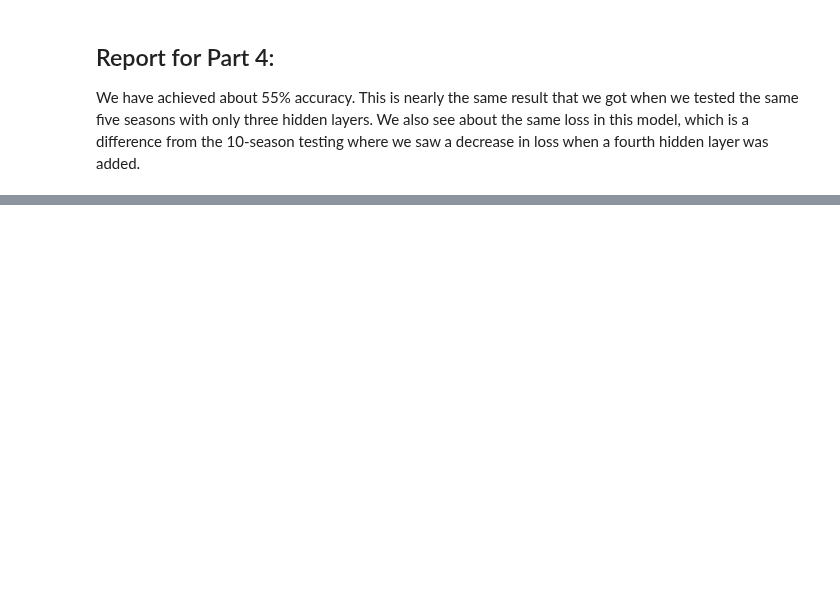
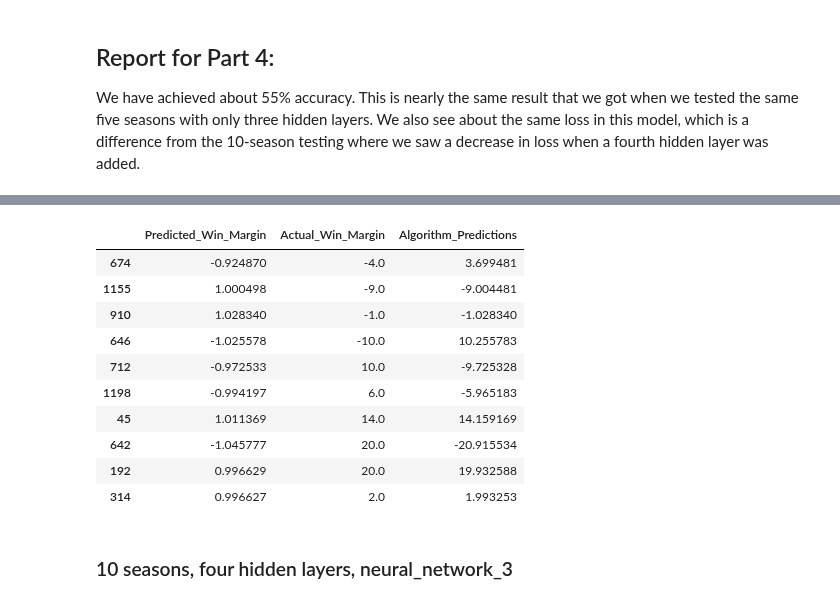
Before and after one commit to kheller18/nba-sports-betting-ml, a Jupyter notebook: NN_Win_Margin.ipynb, the cells around one changed output, grey strips where cells are left out. Cells and saved outputs as stored; diff of their text form; code cells hidden in the pictures; blank space fills up the shorter version.

```diff
--- a/NN_Win_Margin.ipynb
+++ b/NN_Win_Margin.ipynb
@@ -1016,0 +1465,5 @@ encoded_ten_seasons_df
+# %%
+# Predict the wins and losses for the 2021-2022 Season using neural_network_2
+
+# initialize the prediction function
+test_pred_2 = neural_network_2.predict(X_test_scaled_2)
@@ -1016,0 +1472,32 @@ encoded_ten_seasons_df
+# %%
+# create a dataframe using the X_test_2 index
+five_seasons_pred_1 = pd.DataFrame(index=X_test_2.index)
+
+# add a column called 'Predicted_Win_Margin' using the predicted data indexes [0:3146]
+five_seasons_pred_1['Predicted_Win_Margin'] = test_pred_2[0:3146]
+
+# add the actual win data from the 2021-2022 Season 'Win_Margin' column
+five_seasons_pred_1['Actual_Win_Margin'] = df_2021_2022_season['Win_Margin']
+
+# multiply the predictions by the actual win_margin to get the predicted win_margin
+five_seasons_pred_1['Algorithm_Predictions'] = five_seasons_pred_1['Predicted_Win_Margin'] * five_seasons_pred_1['Actual_Win_Margin']
+
+# drop null values
+five_seasons_pred_1 = five_seasons_pred_1.dropna()
+
+# display a sample of the predictions
+five_seasons_pred_1.sample(10)
+# %% [output]
+|  | Predicted_Win_Margin | Actual_Win_Margin | Algorithm_Predictions |
+| 674 | -0.924870 | -4.0 | 3.699481 |
+| 1155 | 1.000498 | -9.0 | -9.004481 |
+| 910 | 1.028340 | -1.0 | -1.028340 |
+| 646 | -1.025578 | -10.0 | 10.255783 |
+| 712 | -0.972533 | 10.0 | -9.725328 |
+| 1198 | -0.994197 | 6.0 | -5.965183 |
+| 45 | 1.011369 | 14.0 | 14.159169 |
+| 642 | -1.045777 | 20.0 | -20.915534 |
+| 192 | 0.996629 | 20.0 | 19.932588 |
+| 314 | 0.996627 | 2.0 | 1.993253 |
+# %% [markdown]
+### 10 seasons, four hidden layers, neural_network_3
```
Also changed, not shown: parts of 58 cells of this notebook, 4 other files.
